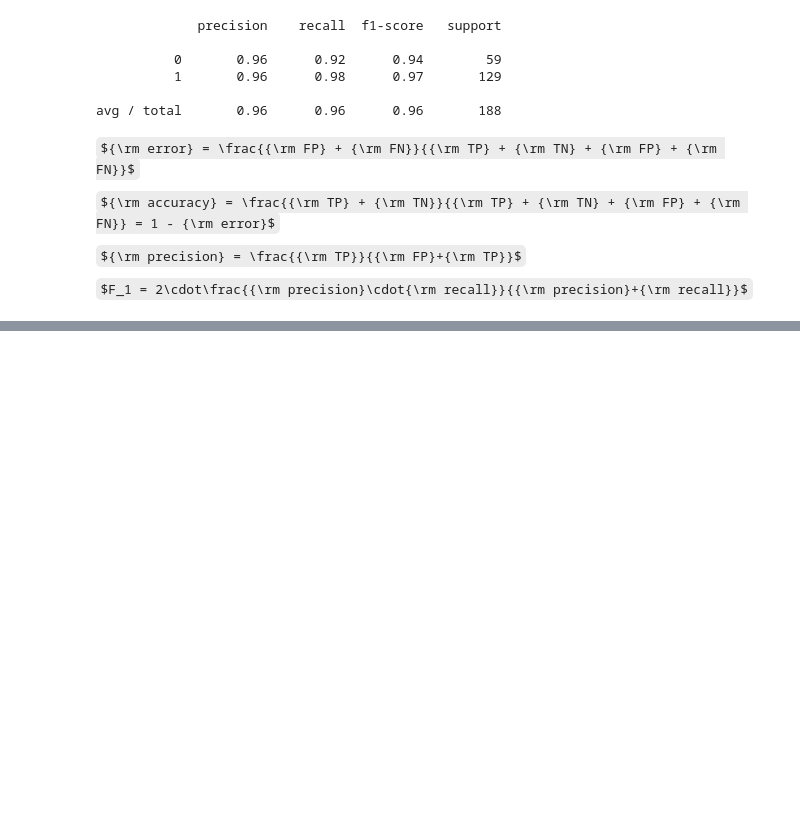
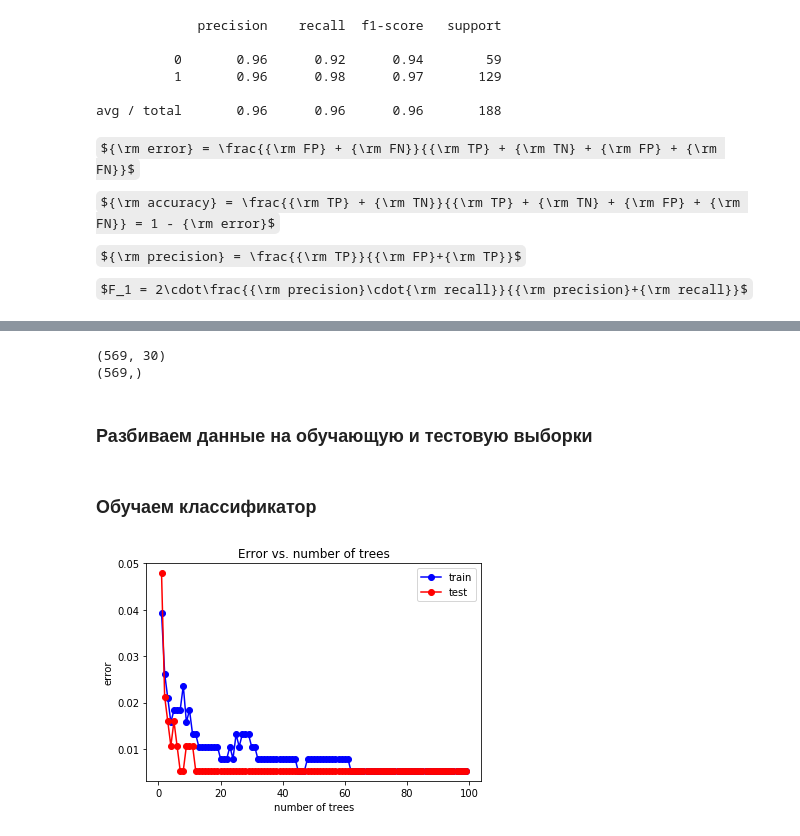
Before and after one commit to annyl/ML_course, a Jupyter notebook: Lab_1.ipynb, the cells around one changed output, grey strips where cells are left out. Saved outputs shown, nothing was run; the diff lists cells and outputs as text; code cells hidden in the pictures; some formulas as TeX source; blank space fills up the shorter version.

```diff
--- a/Lab_1.ipynb
+++ b/Lab_1.ipynb
@@ -784,0 +799,19 @@ $F_1 = 2\cdot\frac{{\rm precision}\cdot{\rm recall}}{{\rm precision}+{\rm recall
+# %%
+from sklearn.datasets import load_breast_cancer
+dataset = load_breast_cancer()
+# %%
+X = dataset.data
+y = dataset.target
+print(X.shape)
+print(y.shape)
+# %% [output]
+(569, 30)
+(569,)
+# %% [markdown]
+### Разбиваем данные на обучающую и тестовую выборки
+# %%
+from sklearn.model_selection import train_test_split
+X_train, X_test, y_train, y_test = train_test_split(X, y, test_size = 0.33, random_state = 7)
+N_test, _ = X_test.shape
+# %% [markdown]
+### Обучаем классификатор
@@ -784,0 +821,23 @@ $F_1 = 2\cdot\frac{{\rm precision}\cdot{\rm recall}}{{\rm precision}+{\rm recall
+# %%
+trees_range = list(range(1, 100))
+train_err = []
+test_err = []
+
+for tree_num in trees_range:
+    rfc = RandomForestClassifier(n_estimators=tree_num, max_depth=5,
+                                 random_state=0)
+    rfc.fit(X, y)
+    y_train_pred = rfc.predict(X_train)
+    y_test_pred = rfc.predict(X_test)
+    train_err.append(np.mean(y_train != y_train_pred))
+    test_err.append(np.mean(y_test != y_test_pred))
+# %%
+plt.plot(trees_range, train_err, 'b-o', label = 'train')
+plt.plot(trees_range, test_err, 'r-o', label = 'test')
+plt.title('Error vs. number of trees')
+plt.xlabel('number of trees')
+plt.ylabel('error')
+plt.legend()
+pass
+# %% [output]
+[figure, added]
```
Also changed, not shown: parts of 16 cells of this notebook.
